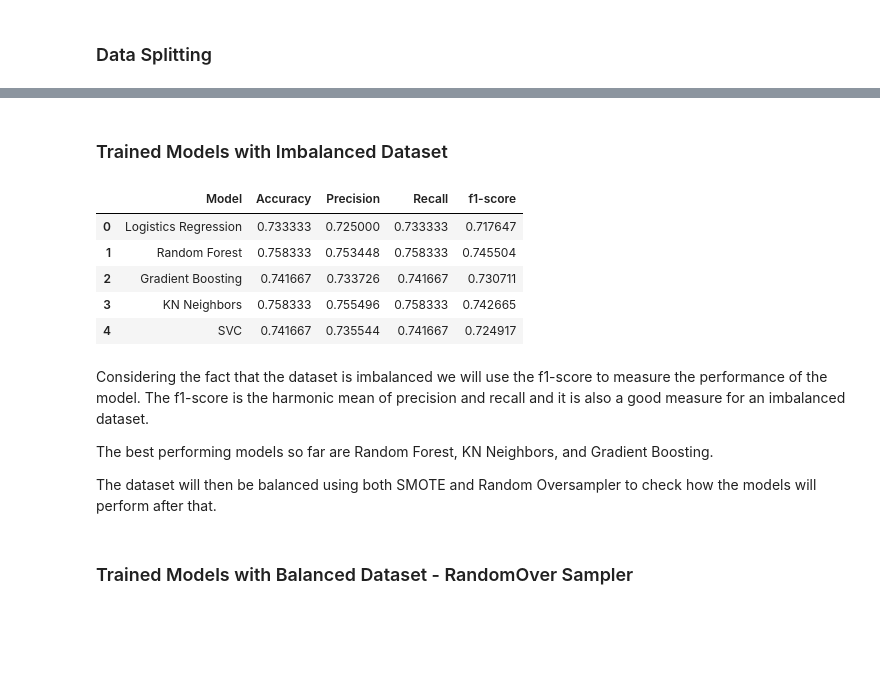
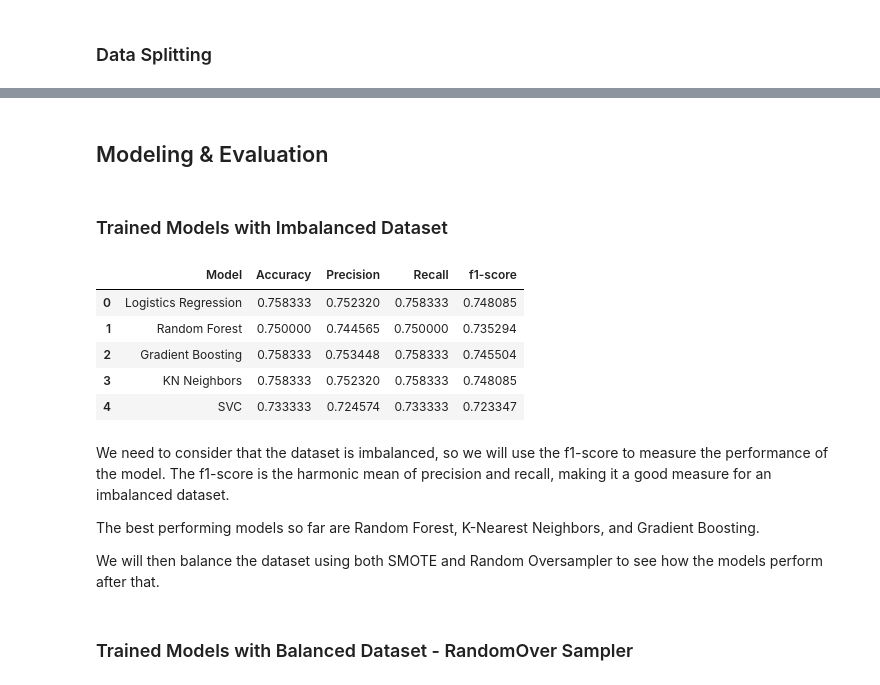
Before and after one commit to pk-aduyaw/Sepsis-Detection-using-ML-API, a Jupyter notebook: dev/sepsis_project.ipynb, the cells around one changed output, grey strips where cells are left out. Drawn from its saved outputs; the diff is of its cells as text; code cells hidden in the pictures; blank space fills up the shorter version.

```diff
--- a/dev/sepsis_project.ipynb
+++ b/dev/sepsis_project.ipynb
@@ -476,3 +471,5 @@ class columnDropper(BaseEstimator, TransformerMixin):
+# %% [markdown]
+## Modeling & Evaluation
 # %%
 models = [
     ('Logistics Regression', LogisticRegression(random_state=0)),
@@ -496,49 +481,60 @@ processor_pipeline = ColumnTransformer([
+# %%
+features = X_train.columns
+
+preprocessor = ColumnTransformer([
+    ('imputer', SimpleImputer(missing_values=pd.NA, strategy='median'), selector(dtype_include=np.number)),
+    ('transformer', FunctionTransformer(func=np.log1p, inverse_func=np.expm1), ['PRG', 'TS', 'BD2', 'Age']),
+    ('scaling', RobustScaler(), ['PL', 'PR', 'SK', 'M11']),
+    ],
+    remainder='passthrough'
+)
 # %% [markdown]
 ### Trained Models with Imbalanced Dataset
 # %%
-all_models = {}
+all_pipelines = {}
 metrics_df = pd.DataFrame(columns=['Model', 'Accuracy', 'Precision', 'Recall', 'f1-score'])
 
 
 # Loop through the model and classifier in the models list
 for model, classifier in models:
     # Perform preprocessing and fit the respective models
-    model_pipeline = imblearn_pipeline(steps=[
-        ('preprocessor', processor_pipeline),
+    model_pipeline = Pipeline(steps=[
+        ('column_dropper', columnDropper()),
+        ('preprocessor', preprocessor),
         ('classifier', classifier)
     ])
 
-    all_models[model] = classifier
+    all_pipelines[model] = model_pipeline
 
     model_pipeline.fit(X_train, y_train_encoded)
     # Predict values of the evaluation dataset
     y_pred = model_pipeline.predict(X_eval)
 
     # Print accuracy, precision, recall, and f1-score for all the models
     metrics_dict = classification_report(y_eval_encoded, y_pred, output_dict=True)
 
     accuracy = metrics_dict['accuracy']
     precision = metrics_dict['weighted avg']['precision']
     recall = metrics_dict['weighted avg']['recall']
     f1_score = metrics_dict['weighted avg']['f1-score']
 
     metrics_df.loc[len(metrics_df)] = [model, accuracy, precision, recall, f1_score]
 
 
 metrics_df
 # %% [output]
 |  | Model | Accuracy | Precision | Recall | f1-score |
-| 0 | Logistics Regression | 0.733333 | 0.725000 | 0.733333 | 0.717647 |
-| 1 | Random Forest | 0.758333 | 0.753448 | 0.758333 | 0.745504 |
-| 2 | Gradient Boosting | 0.741667 | 0.733726 | 0.741667 | 0.730711 |
-| 3 | KN Neighbors | 0.758333 | 0.755496 | 0.758333 | 0.742665 |
-| 4 | SVC | 0.741667 | 0.735544 | 0.741667 | 0.724917 |
+| 0 | Logistics Regression | 0.758333 | 0.752320 | 0.758333 | 0.748085 |
+| 1 | Random Forest | 0.750000 | 0.744565 | 0.750000 | 0.735294 |
+| 2 | Gradient Boosting | 0.758333 | 0.753448 | 0.758333 | 0.745504 |
+| 3 | KN Neighbors | 0.758333 | 0.752320 | 0.758333 | 0.748085 |
+| 4 | SVC | 0.733333 | 0.724574 | 0.733333 | 0.723347 |
 # %% [markdown]
-Considering the fact that the dataset is imbalanced we will use the f1-score to measure the performance of the model. The f1-score is the harmonic mean of precision and recall and it is also a good measure for an imbalanced dataset.
+We need to consider that the dataset is imbalanced, so we will use the f1-score to measure the performance of the model. The f1-score is the harmonic mean of precision and recall, making it a good measure for an imbalanced dataset.
 
-The best performing models so far are Random Forest, KN Neighbors, and Gradient Boosting.
+The best performing models so far are Random Forest, K-Nearest Neighbors, and Gradient Boosting.
 
-The dataset will then be balanced using both SMOTE and Random Oversampler to check how the models will perform after that.
+We will then balance the dataset using both SMOTE and Random Oversampler to see how the models perform after that.
 # %% [markdown]
 ### Trained Models with Balanced Dataset - RandomOver Sampler
 # %%
```
Also changed, not shown: parts of 10 cells of this notebook, 1 other file.
